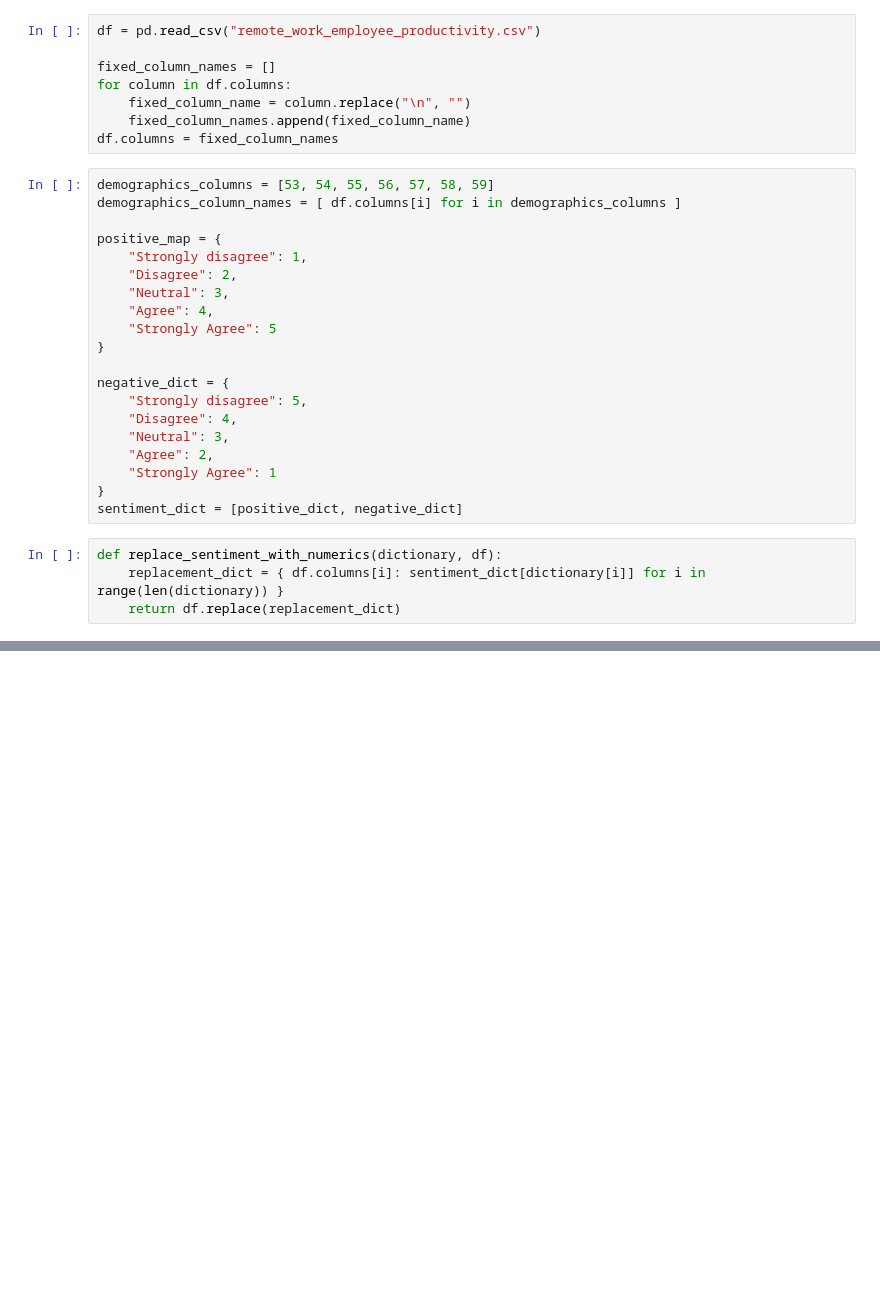
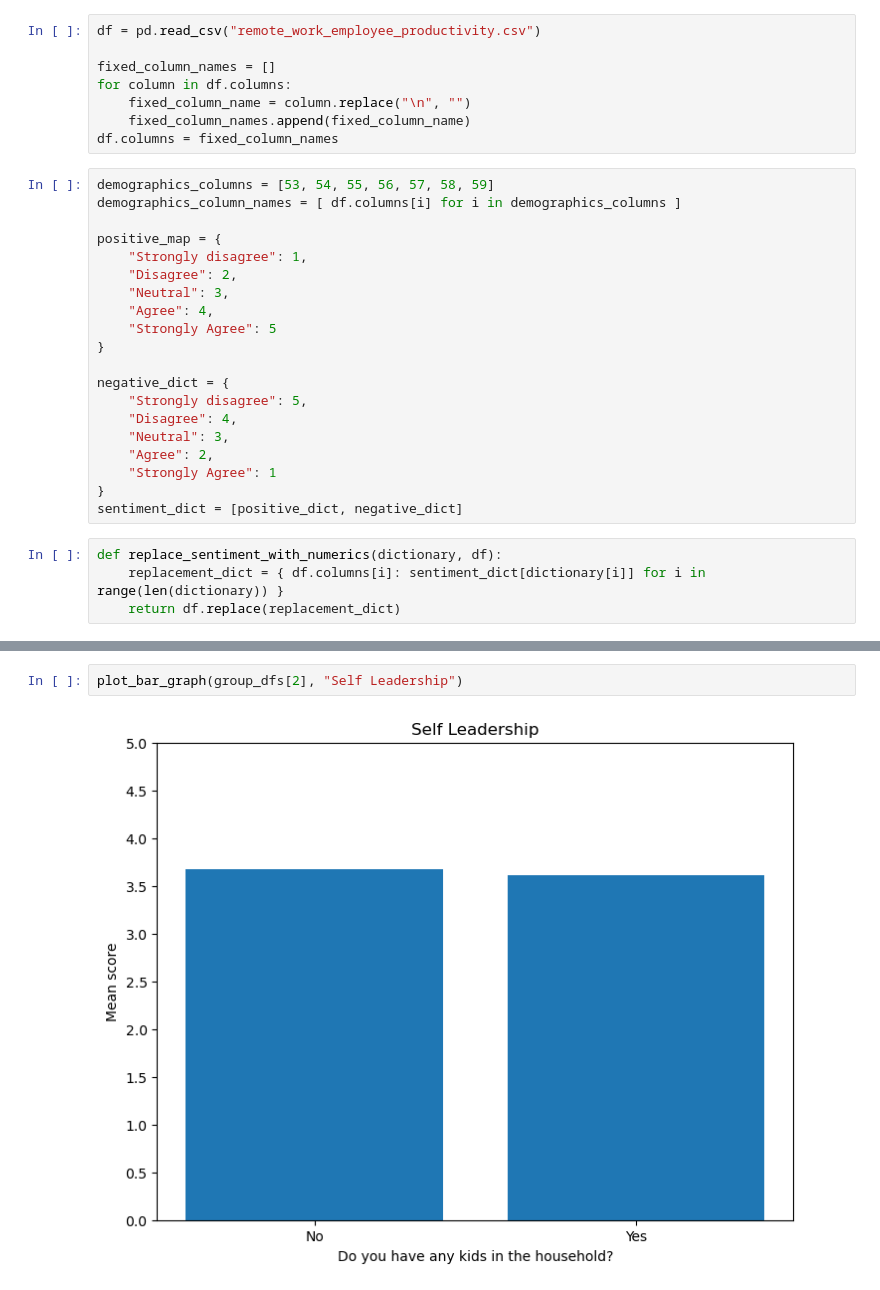
Before and after one commit to ragnarokatz/btm710_proposal_analysis, a Jupyter notebook: analysis.ipynb, the cells around one changed output, grey strips where cells are left out. Cells and saved outputs as stored; diff of their text form; blank space fills up the shorter version.

```diff
--- a/analysis.ipynb
+++ b/analysis.ipynb
@@ -104,0 +107,4 @@ plt.show()
+# %%
+plot_bar_graph(group_dfs[2], "Self Leadership")
+# %% [output]
+[figure, added]
```
Also changed, not shown: parts of 10 cells of this notebook.
